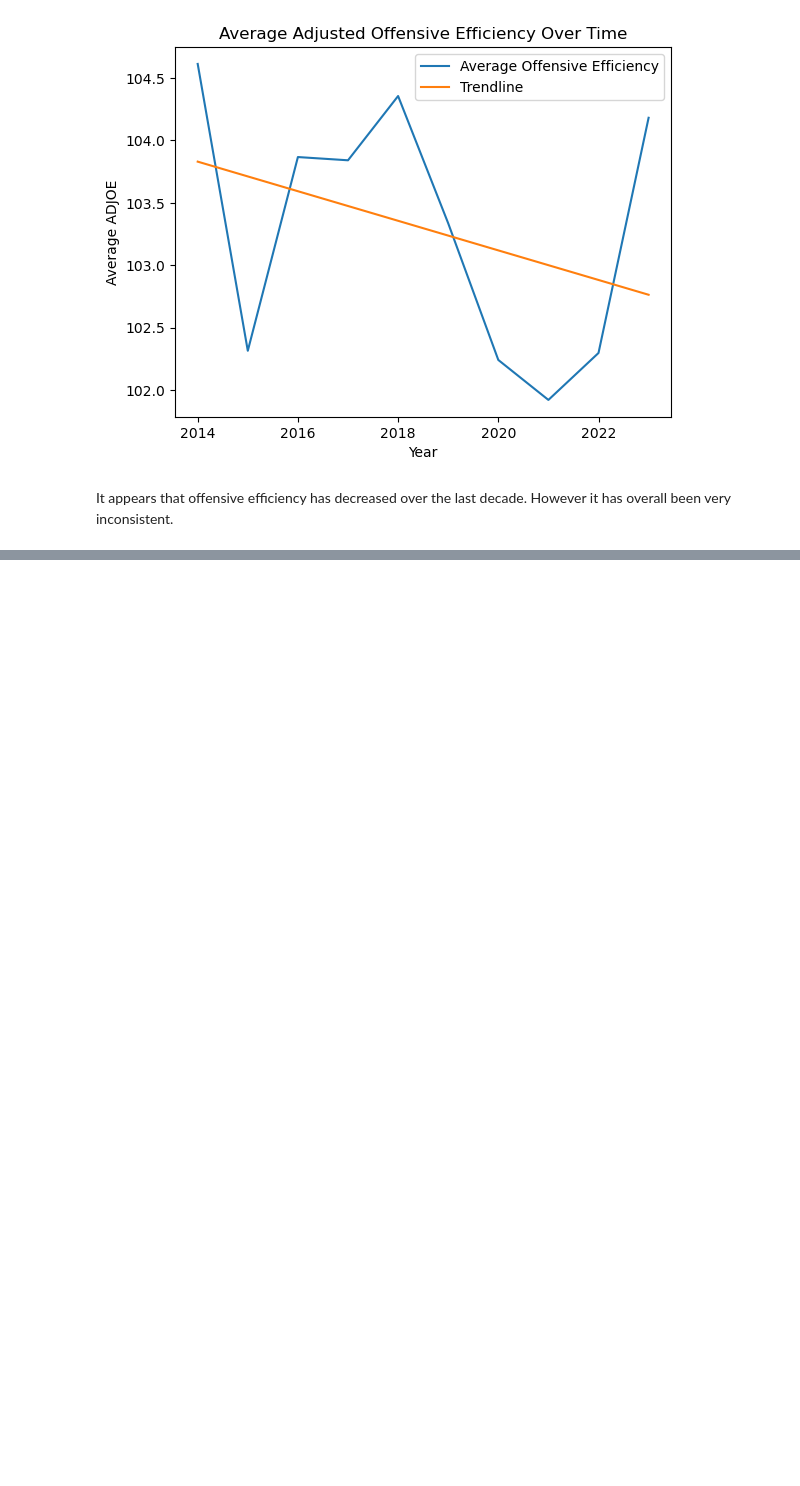
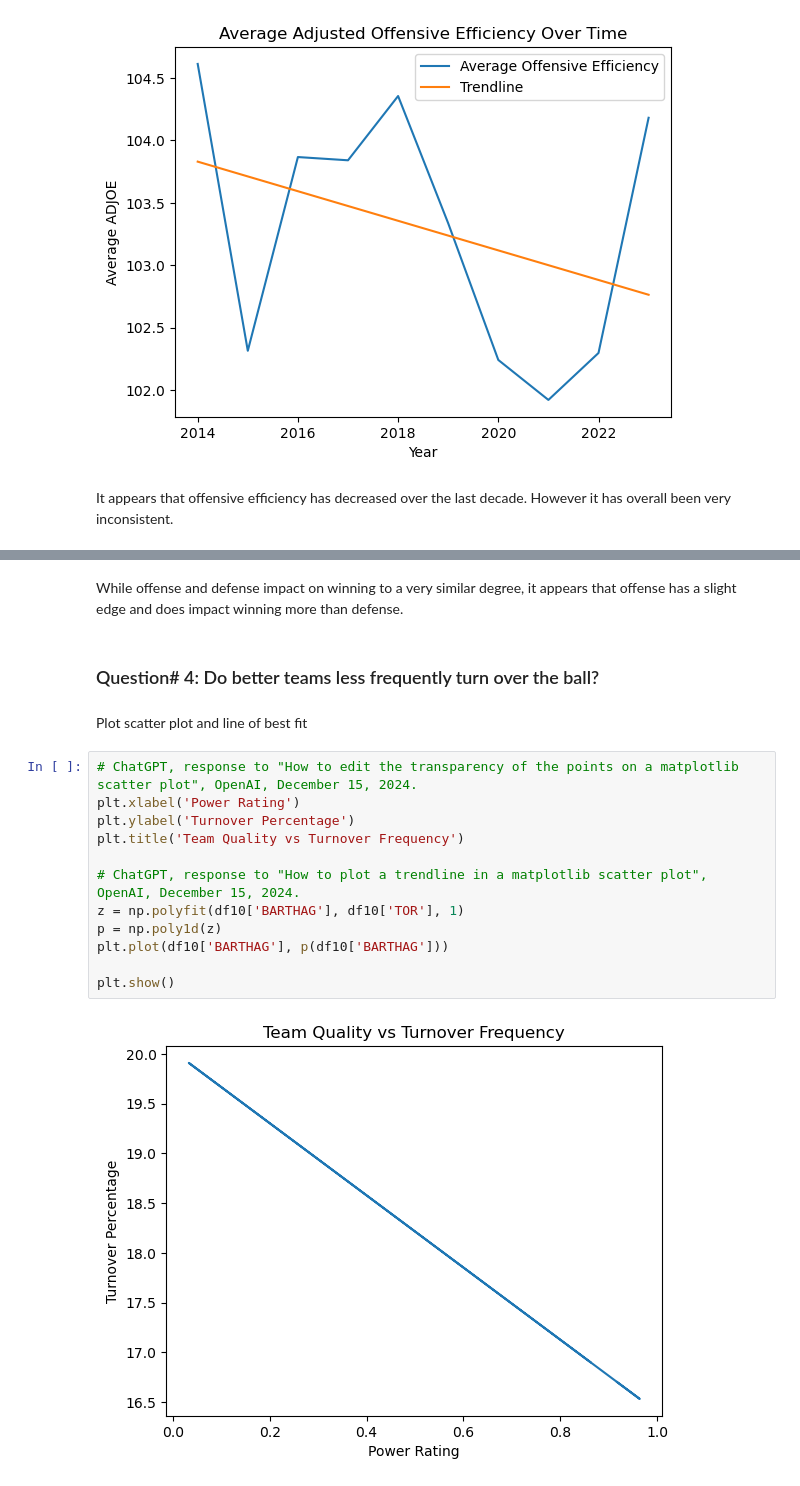
Before and after one commit to BrantisIsHacking/College-Basketball-Data-Analysis, a Jupyter notebook: Final.ipynb, the cells around one changed output, grey strips where cells are left out. Cells and saved outputs as stored; diff of their text form; blank space fills up the shorter version.

```diff
--- a/Final.ipynb
+++ b/Final.ipynb
@@ -121,0 +150,20 @@ It appears that offensive efficiency has decreased over the last decade. However
+# %% [markdown]
+While offense and defense impact on winning to a very similar degree, it appears that offense has a slight edge and does impact winning more than defense.
+# %% [markdown]
+### Question# 4: Do better teams less frequently turn over the ball?
+# %% [markdown]
+Plot scatter plot and line of best fit
+# %%
+# ChatGPT, response to "How to edit the transparency of the points on a matplotlib scatter plot", OpenAI, December 15, 2024.
+plt.xlabel('Power Rating')
+plt.ylabel('Turnover Percentage')
+plt.title('Team Quality vs Turnover Frequency')
+
+# ChatGPT, response to "How to plot a trendline in a matplotlib scatter plot", OpenAI, December 15, 2024.
+z = np.polyfit(df10['BARTHAG'], df10['TOR'], 1)
+p = np.poly1d(z)
+plt.plot(df10['BARTHAG'], p(df10['BARTHAG']))
+
+plt.show()
+# %% [output]
+[figure, added]
```
Also changed, not shown: parts of 16 cells of this notebook.
